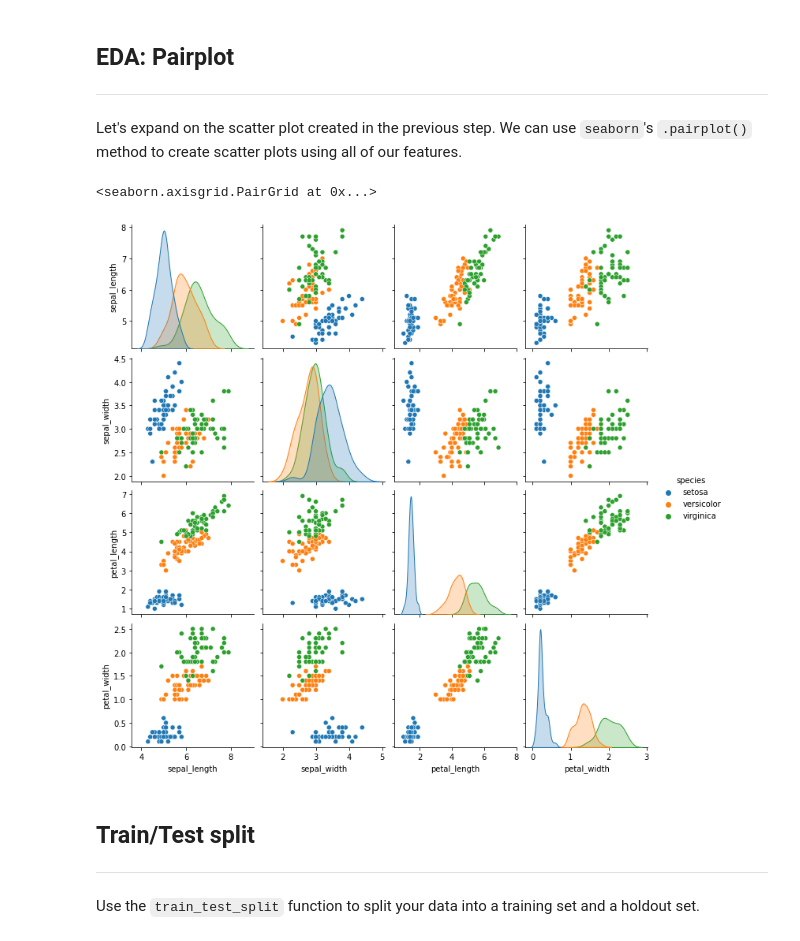
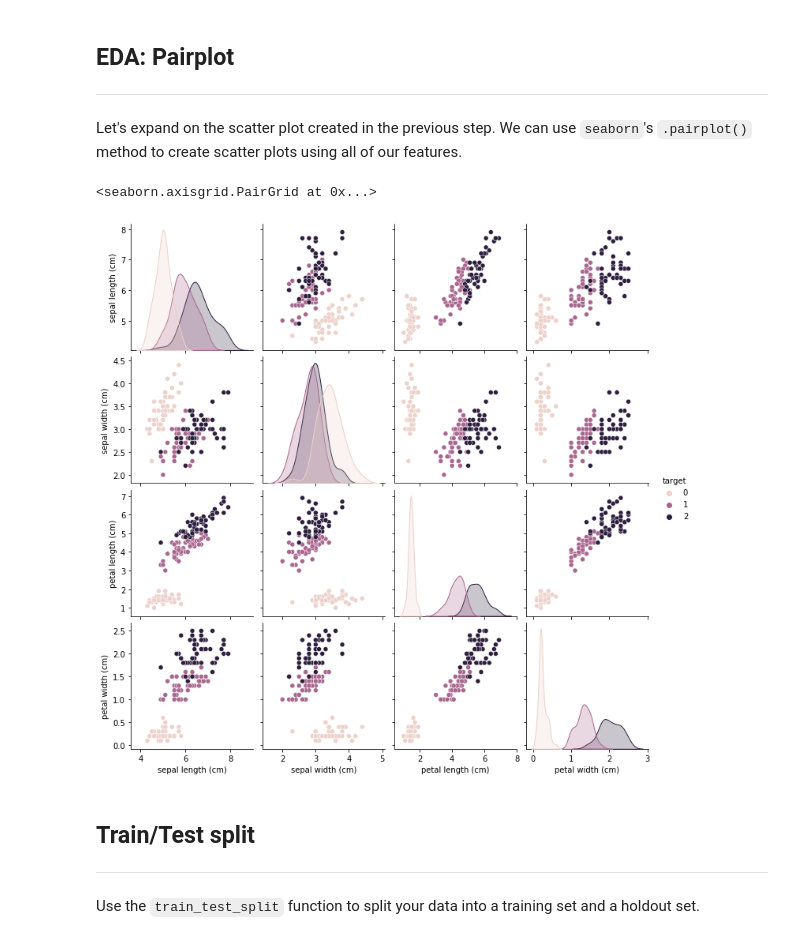
Before and after one commit to jfkoehler/DAT-02-14, a Jupyter notebook: ClassMaterial/Unit2/Class9/starter-code.ipynb, the cells around one changed output. Cells and saved outputs as stored; diff of their text form; code cells hidden in the pictures.

```diff
--- a/ClassMaterial/Unit2/Class9/starter-code.ipynb
+++ b/ClassMaterial/Unit2/Class9/starter-code.ipynb
@@ -154,3 +150,5 @@ data = load_iris()
+# %%
+data = load_iris()
 # %% [markdown]
 ## `load_iris()` properties
 ---
@@ -163,3 +190,7 @@ The `data` variable has several important properties you'll need to be familiar
 # %% [markdown]
 ## Challenge: Create a `pandas` DataFrame from `load_iris()`
 ---
+# %%
+iris_df = pd.DataFrame(data.data, columns = data.feature_names)
+# %%
+iris_df['target'] = data.target
@@ -195,10 +244,10 @@ sns.scatterplot(x = 'petal_length', y = 'petal_width', data = iris, hue = 'speci
 
 Let's expand on the scatter plot created in the previous step. We can use `seaborn`'s `.pairplot()` method to create scatter plots using all of our features.
 # %%
-sns.pairplot(iris, hue = 'species')
+sns.pairplot(iris_df, hue = 'target')
 # %% [output]
 <seaborn.axisgrid.PairGrid at 0x...>
-[figure, old version]
+[figure, new version]
 # %% [markdown]
 ## Train/Test split
 ---
```
Also changed, not shown: parts of 31 cells of this notebook, 9 other files.
